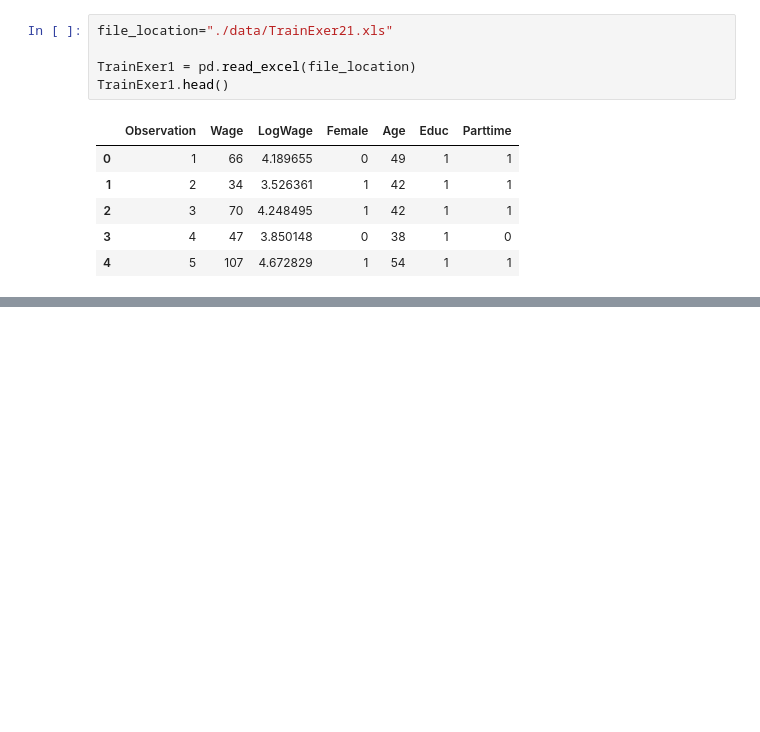
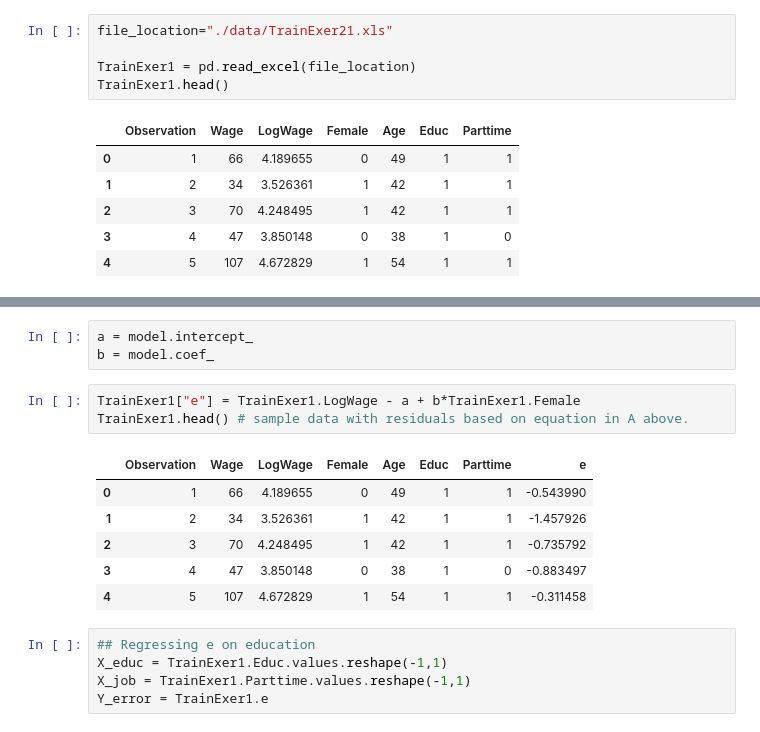
Before and after one commit to DheerajAgarwal/Econometrics, a Jupyter notebook: W2/Week_2_Multiple_Regression_Ex1.ipynb, the cells around one changed output, grey strips where cells are left out. Drawn from its saved outputs; the diff is of its cells as text; blank space fills up the shorter version.

```diff
--- a/W2/Week_2_Multiple_Regression_Ex1.ipynb
+++ b/W2/Week_2_Multiple_Regression_Ex1.ipynb
@@ -29,0 +88,18 @@ TrainExer1.head()
+# %%
+a = model.intercept_
+b = model.coef_
+# %%
+TrainExer1["e"] = TrainExer1.LogWage - a + b*TrainExer1.Female
+TrainExer1.head() # sample data with residuals based on equation in A above.
+# %% [output]
+|  | Observation | Wage | LogWage | Female | Age | Educ | Parttime | e |
+| 0 | 1 | 66 | 4.189655 | 0 | 49 | 1 | 1 | -0.543990 |
+| 1 | 2 | 34 | 3.526361 | 1 | 42 | 1 | 1 | -1.457926 |
+| 2 | 3 | 70 | 4.248495 | 1 | 42 | 1 | 1 | -0.735792 |
+| 3 | 4 | 47 | 3.850148 | 0 | 38 | 1 | 0 | -0.883497 |
+| 4 | 5 | 107 | 4.672829 | 1 | 54 | 1 | 1 | -0.311458 |
+# %%
+## Regressing e on education
+X_educ = TrainExer1.Educ.values.reshape(-1,1)
+X_job = TrainExer1.Parttime.values.reshape(-1,1)
+Y_error = TrainExer1.e
```
Also changed, not shown: parts of 19 cells of this notebook.
